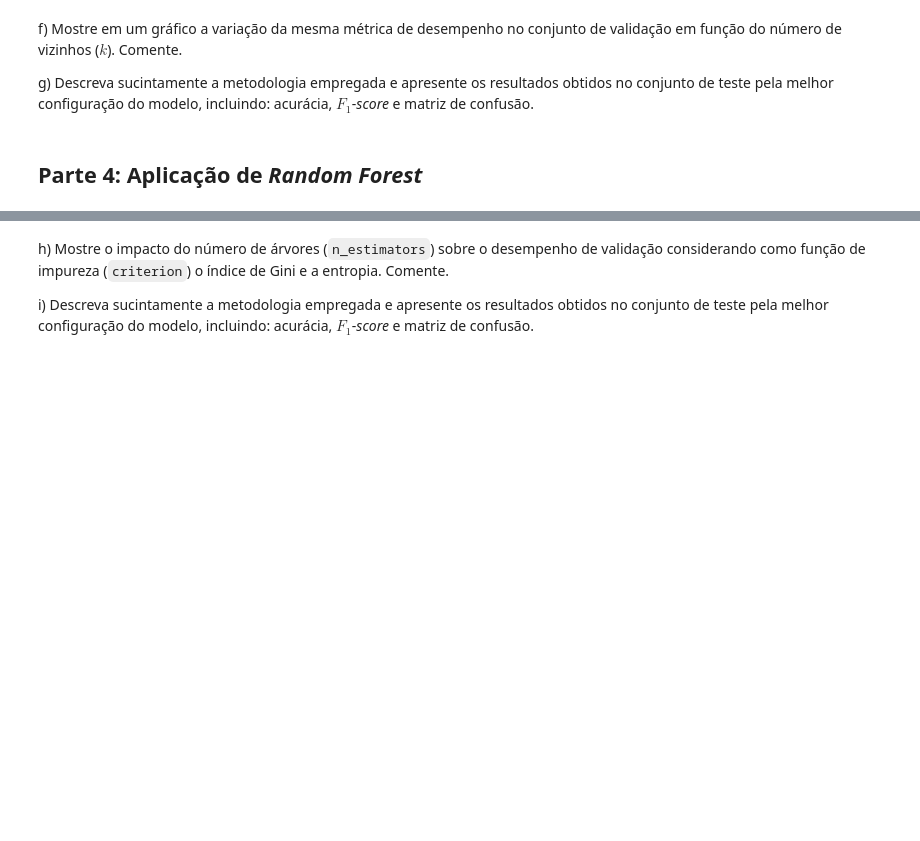
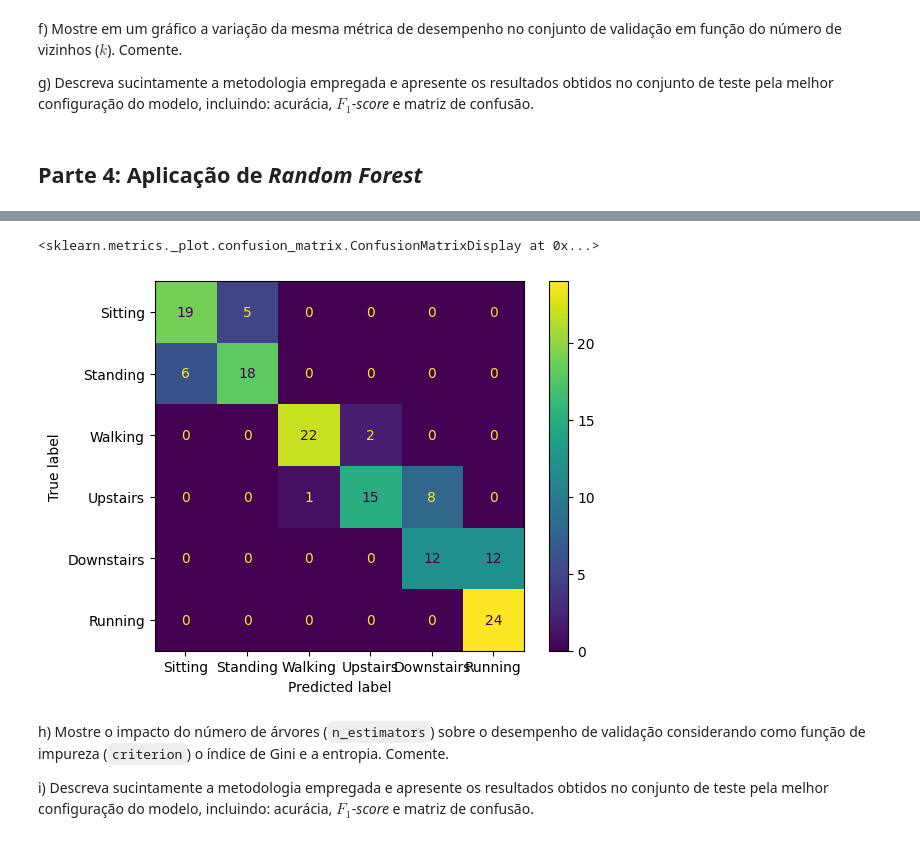
Before and after one commit to bsussel3/2023-s1-ci, a Jupyter notebook: solucao/roteiro_atividade_02_EA991_1s2025.ipynb, the cells around one changed output, grey strips where cells are left out. Drawn from its saved outputs; the diff is of its cells as text; code cells hidden in the pictures; blank space fills up the shorter version.

```diff
--- a/solucao/roteiro_atividade_02_EA991_1s2025.ipynb
+++ b/solucao/roteiro_atividade_02_EA991_1s2025.ipynb
@@ -443,0 +552,6 @@ grid = GridSearchCV(
+# %%
+y_pred = grid.predict(X_test)
+
+print(classification_report(y_test, y_pred, target_names=class_names, zero_division=np.nan))
+print(f"Acurácia: {accuracy_score(y_test, y_pred)}")
+print(f"F1-score: {f1_score(y_test, y_pred, average='macro')}")
@@ -444,3 +574,8 @@ grid = GridSearchCV(
+# %%
+ConfusionMatrixDisplay(confusion_matrix(y_test, y_pred), display_labels=class_names).plot()
+# %% [output]
+<sklearn.metrics._plot.confusion_matrix.ConfusionMatrixDisplay at 0x...>
+[figure, added]
 # %% [markdown]
 h) Mostre o impacto do número de árvores (`n_estimators`) sobre o desempenho de validação considerando como função de impureza (`criterion`) o índice de Gini e a entropia. Comente.
 
```
Also changed, not shown: parts of 9 cells of this notebook.
